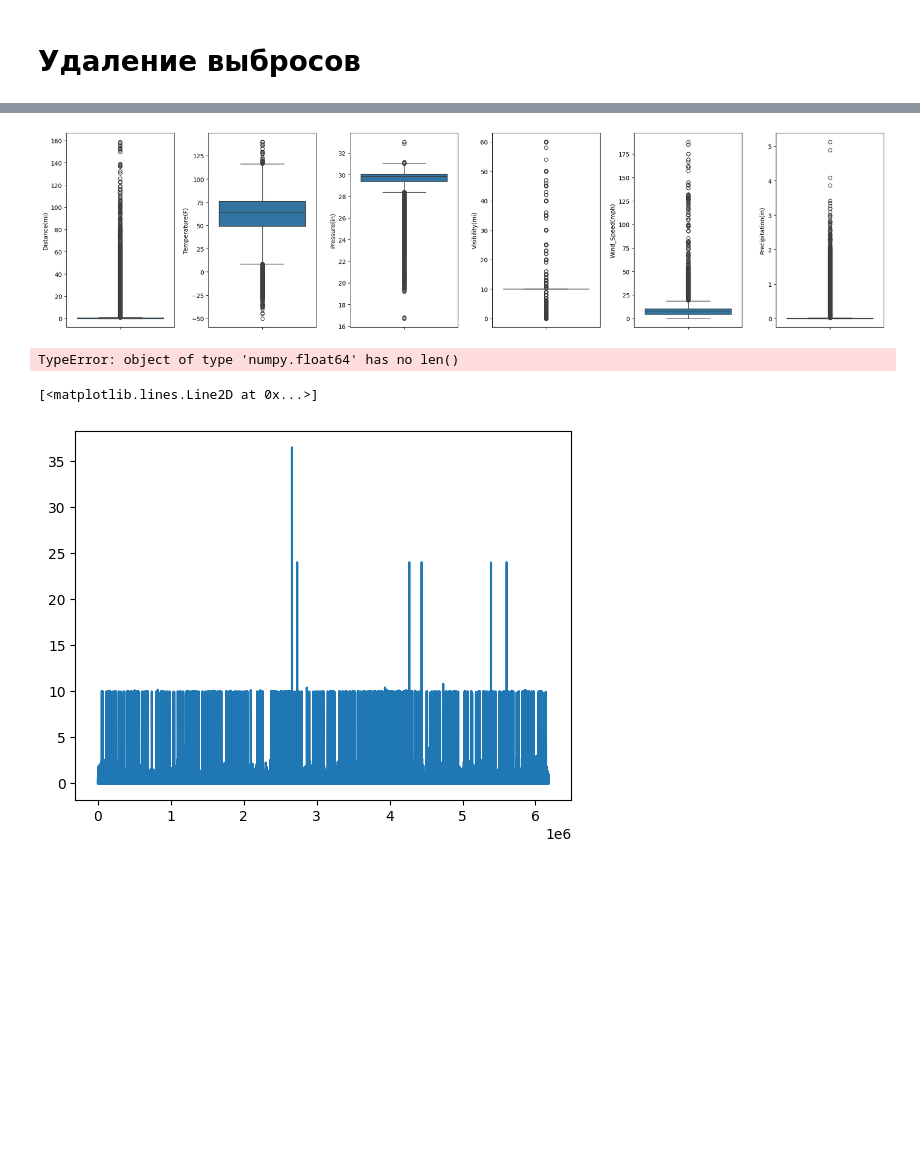
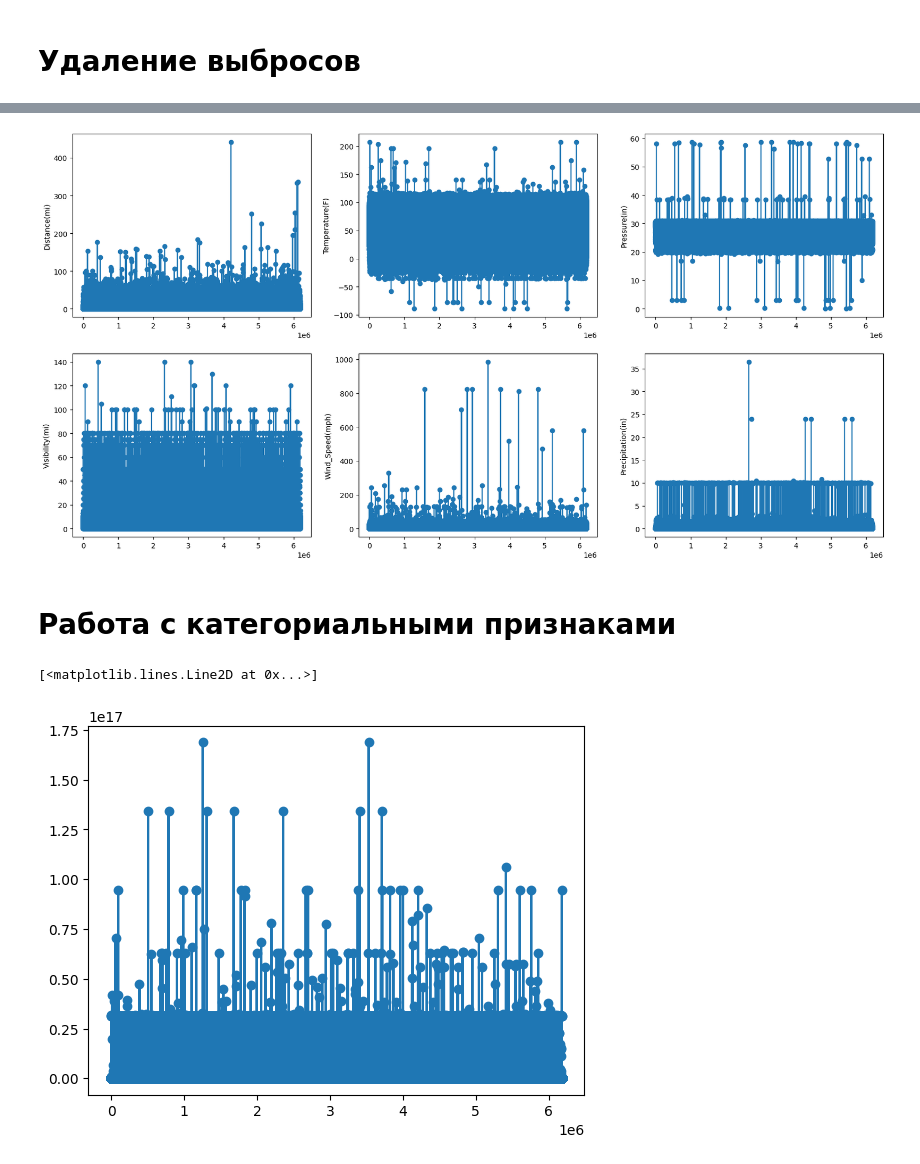
Before and after one commit to ARnoD0rian/classification-of-roads-accidients, a Jupyter notebook: main.ipynb, the cells around one changed output, grey strips where cells are left out. Drawn from its saved outputs; the diff is of its cells as text; code cells hidden in the pictures; blank space fills up the shorter version.

```diff
--- a/main.ipynb
+++ b/main.ipynb
@@ -227,2 +269,2 @@ plt.show()
 # %%
-df_train['Precipitation(in)'] = df_train.groupby('Severity')['Precipitation(in)'].transform(lambda x: x.fillna(x.mean()))
+df_train[using_column] = df_train.groupby('Severity')[using_column].transform(lambda x: x.fillna(x.mean()))
@@ -257,7 +283,2 @@ def get_almost_constant_columns(df, dropna=True, limit: int = 96):
             cols.append(i)
     return cols
-# %%
-cat_df = df_train.select_dtypes(include=['object'])
-overfit_cat = get_almost_constant_columns(cat_df, limit=90)
-df_train = df_train.drop(overfit_cat, axis=1)
-overfit_cat
@@ -266,5 +284,0 @@ overfit_cat
-# %%
-num_df = df_train.select_dtypes(exclude=['object'])
-overfit_num = get_almost_constant_columns(num_df, dropna=True, limit=90)
-df_train = df_train.drop(overfit_num, axis=1)
-overfit_num
@@ -280,0 +290,2 @@ overfit_num
+# %%
+df_train.drop(columns=["Country"], inplace=True)
@@ -313,14 +342,17 @@ for col, upper_bound, down_bound in (
     df_train = df_train.drop(df_train[df_train[col] < down_bound].index)
 # %%
 out_col = ["Distance(mi)", "Temperature(F)", "Pressure(in)", "Visibility(mi)", "Wind_Speed(mph)", "Precipitation(in)"]
+fig, axes = plt.subplots(2, 3, figsize=(20, 10))
+axes_flattened = axes.flatten()
 
-fig, axes = plt.subplots(1, 6, figsize=(20, 5))
-for ax, col in zip(axes, out_col):
-    sns.boxplot(y=df_train[col], data=df_train, ax=ax)
-fig.tight_layout(pad=1.5)
+for index, column in enumerate(out_col):
+    axes[index // 3][index % 3].plot(
+        [i + 1 for i in range(len(df_train[column]))],
+        df_train[column],
+        marker='o'
+    )
+    axes[index // 3][index % 3].set_ylabel(column)
 # %% [output]
-[figure, old version]
+[figure, new version]
-# %%
-sns.histplot(data=df_train['Precipitation(in)'][10**5])
-# %% [output]
-TypeError: object of type 'numpy.float64' has no len()
+# %% [markdown]
+# Работа с категориальными признаками
@@ -327,5 +365,5 @@ TypeError: object of type 'numpy.float64' has no len()
 # %%
-plt.plot([i + 1 for i in range(len(df_train['Precipitation(in)']))], df_train['Precipitation(in)'])
+plt.plot([i + 1 for i in range(len(df_train))], df_train['Time_Difference'], marker='o')
 # %% [output]
 [<matplotlib.lines.Line2D at 0x...>]
-[figure, old version]
+[figure, new version]
```
Also changed, not shown: parts of 49 cells of this notebook.
